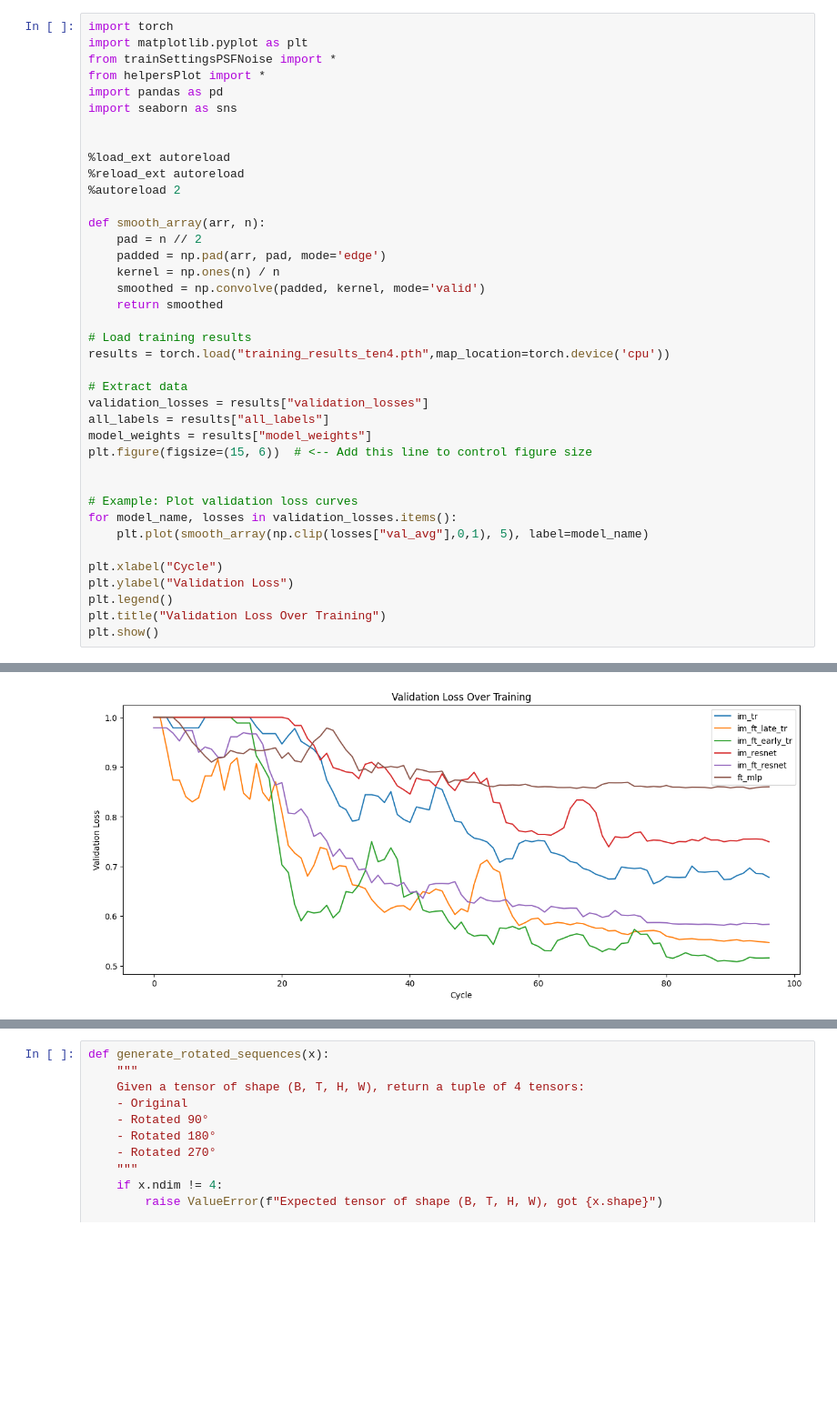
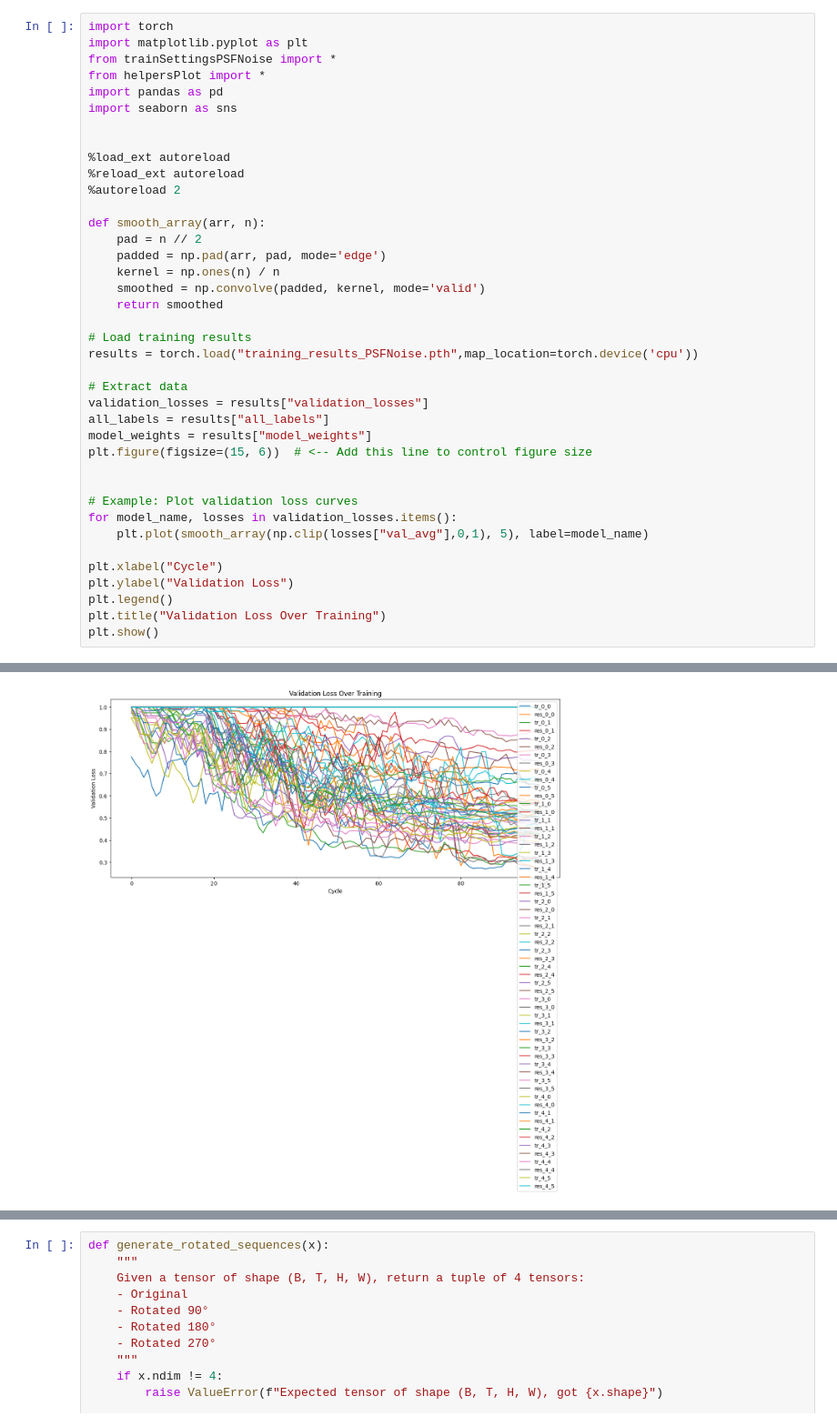
Before and after one commit to Biomedical-Imaging-Group/MolecularDiffusion_MiViT, a Jupyter notebook: train_resultsPSFNoise.ipynb, the cells around one changed output, grey strips where cells are left out. Shown at 91% size. Saved outputs shown, nothing was run; the diff lists cells and outputs as text; blank space fills up the shorter version.

Commit message:
Results for report

```diff
--- a/train_resultsPSFNoise.ipynb
+++ b/train_resultsPSFNoise.ipynb
@@ -12,35 +12,35 @@ import seaborn as sns
 %autoreload 2
 
 def smooth_array(arr, n):
     pad = n // 2
     padded = np.pad(arr, pad, mode='edge')
     kernel = np.ones(n) / n
     smoothed = np.convolve(padded, kernel, mode='valid')
     return smoothed
 
 # Load training results
-results = torch.load("training_results_ten4.pth",map_location=torch.device('cpu'))
+results = torch.load("training_results_PSFNoise.pth",map_location=torch.device('cpu'))
 
 # Extract data
 validation_losses = results["validation_losses"]
 all_labels = results["all_labels"]
 model_weights = results["model_weights"]
 plt.figure(figsize=(15, 6))  # <-- Add this line to control figure size
 
 
 # Example: Plot validation loss curves
 for model_name, losses in validation_losses.items():
     plt.plot(smooth_array(np.clip(losses["val_avg"],0,1), 5), label=model_name)
 
 plt.xlabel("Cycle")
 plt.ylabel("Validation Loss")
 plt.legend()
 plt.title("Validation Loss Over Training")
 plt.show()
 # %% [output]
 The autoreload extension is already loaded. To reload it, use:
   %reload_ext autoreload
-[figure, old version]
+[figure, new version]
 # %%
 trajs1 = np.load("./valTrajs"+str(30)+"/val7.npy") /traj_div_factor
 vid1 = trajs_to_vid_psf_noise(trajs1[:1],nPosPerFrame,center=center,image_props=image_props, PSF_Settings=PSF_Settings, Noise_Settings=Noise_Settings)
```
Also changed, not shown: parts of 15 cells of this notebook, 4 other files.
